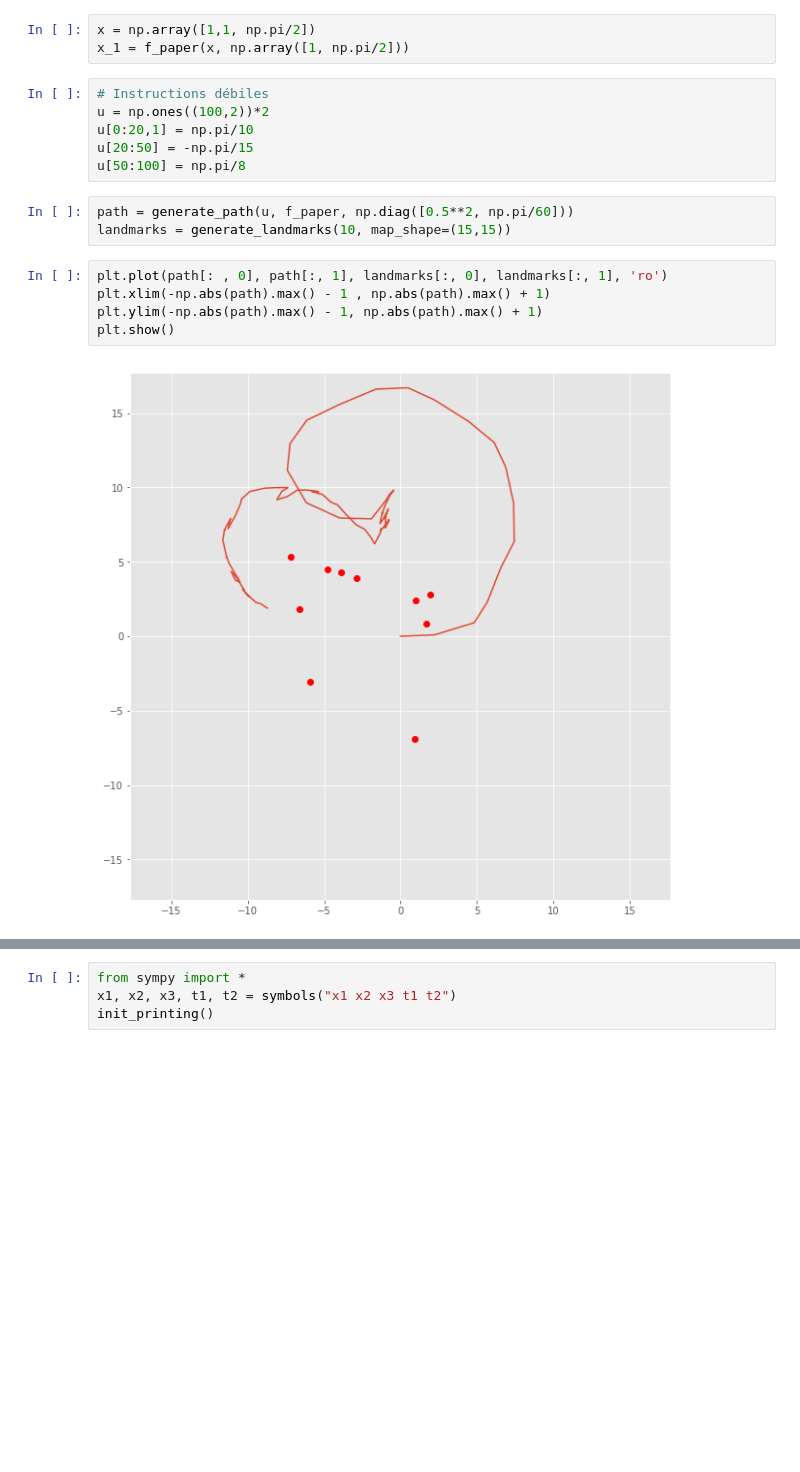
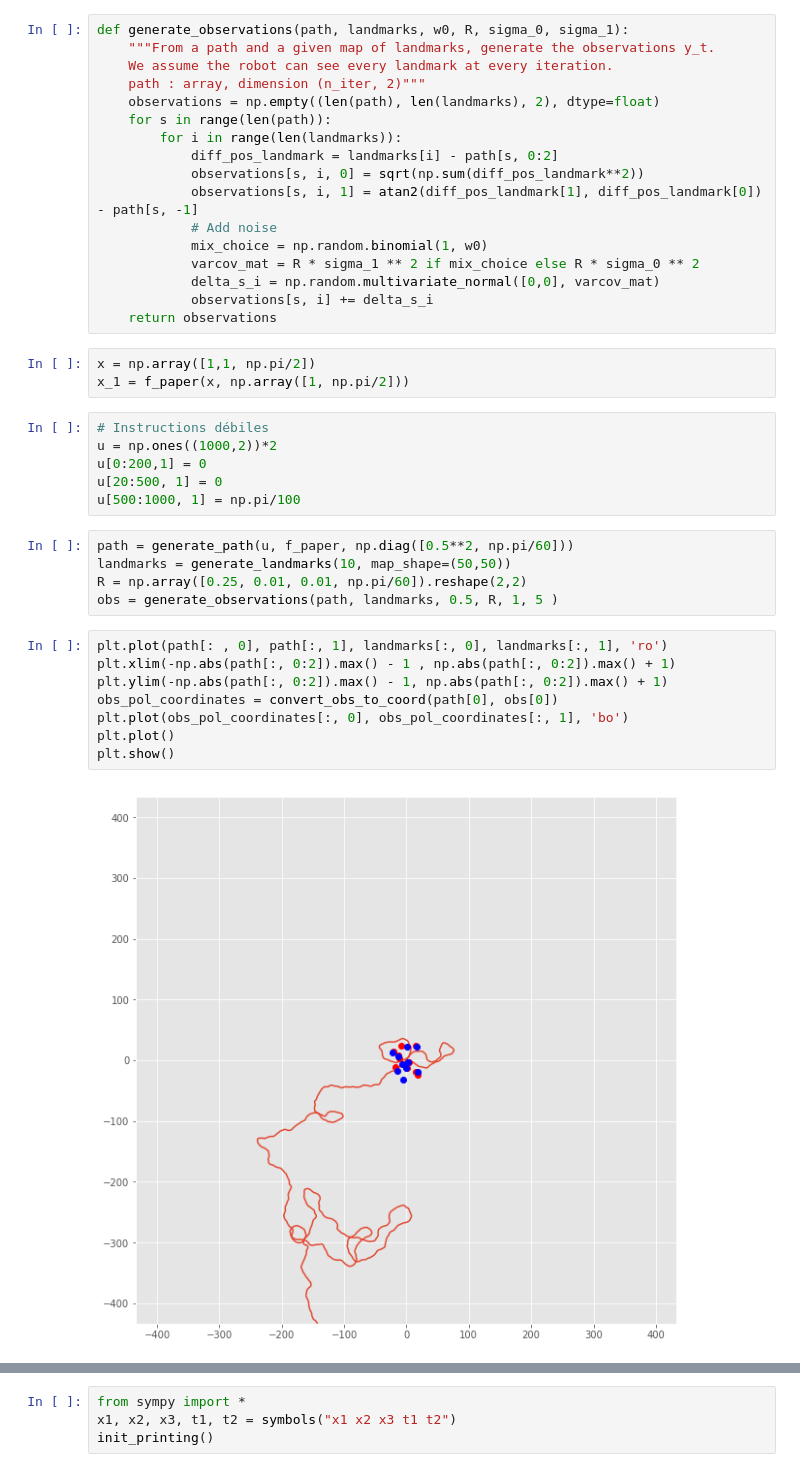
Before and after one commit to LoicEm/Online_EM_SLAM, a Jupyter notebook: Brouillon_loic.ipynb, the cells around one changed output, grey strips where cells are left out. Drawn from its saved outputs; the diff is of its cells as text; blank space fills up the shorter version.

Commit message:
added brouillon for scatterplot

```diff
--- a/Brouillon_loic.ipynb
+++ b/Brouillon_loic.ipynb
@@ -10,19 +11,41 @@ np.random.seed(1234)
+# %%
+def generate_observations(path, landmarks, w0, R, sigma_0, sigma_1):
+    """From a path and a given map of landmarks, generate the observations y_t.
+    We assume the robot can see every landmark at every iteration.
+    path : array, dimension (n_iter, 2)"""
+    observations = np.empty((len(path), len(landmarks), 2), dtype=float)
+    for s in range(len(path)):
+        for i in range(len(landmarks)):
+            diff_pos_landmark = landmarks[i] - path[s, 0:2]
+            observations[s, i, 0] = sqrt(np.sum(diff_pos_landmark**2))
+            observations[s, i, 1] = atan2(diff_pos_landmark[1], diff_pos_landmark[0]) - path[s, -1]
+            # Add noise
+            mix_choice = np.random.binomial(1, w0)
+            varcov_mat = R * sigma_1 ** 2 if mix_choice else R * sigma_0 ** 2
+            delta_s_i = np.random.multivariate_normal([0,0], varcov_mat)
+            observations[s, i] += delta_s_i
+    return observations
 # %%
 x = np.array([1,1, np.pi/2])
 x_1 = f_paper(x, np.array([1, np.pi/2]))
 # %%
 # Instructions débiles
-u = np.ones((100,2))*2
-u[0:20,1] = np.pi/10
-u[20:50] = -np.pi/15
-u[50:100] = np.pi/8
+u = np.ones((1000,2))*2
+u[0:200,1] = 0
+u[20:500, 1] = 0
+u[500:1000, 1] = np.pi/100
 # %%
 path = generate_path(u, f_paper, np.diag([0.5**2, np.pi/60]))
-landmarks = generate_landmarks(10, map_shape=(15,15))
+landmarks = generate_landmarks(10, map_shape=(50,50))
+R = np.array([0.25, 0.01, 0.01, np.pi/60]).reshape(2,2)
+obs = generate_observations(path, landmarks, 0.5, R, 1, 5 )
 # %%
 plt.plot(path[: , 0], path[:, 1], landmarks[:, 0], landmarks[:, 1], 'ro')
-plt.xlim(-np.abs(path).max() - 1 , np.abs(path).max() + 1)
-plt.ylim(-np.abs(path).max() - 1, np.abs(path).max() + 1)
+plt.xlim(-np.abs(path[:, 0:2]).max() - 1 , np.abs(path[:, 0:2]).max() + 1)
+plt.ylim(-np.abs(path[:, 0:2]).max() - 1, np.abs(path[:, 0:2]).max() + 1)
+obs_pol_coordinates = convert_obs_to_coord(path[0], obs[0])
+plt.plot(obs_pol_coordinates[:, 0], obs_pol_coordinates[:, 1], 'bo')
+plt.plot()
 plt.show()
 # %% [output]
-[figure, old version]
+[figure, new version]
```
Also changed, not shown: parts of 23 cells of this notebook.
